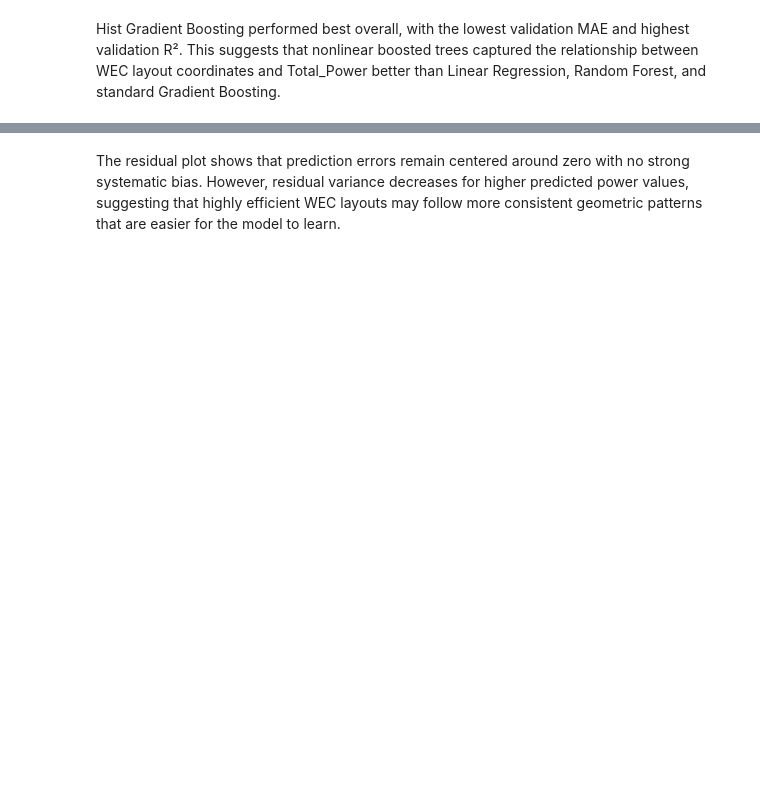
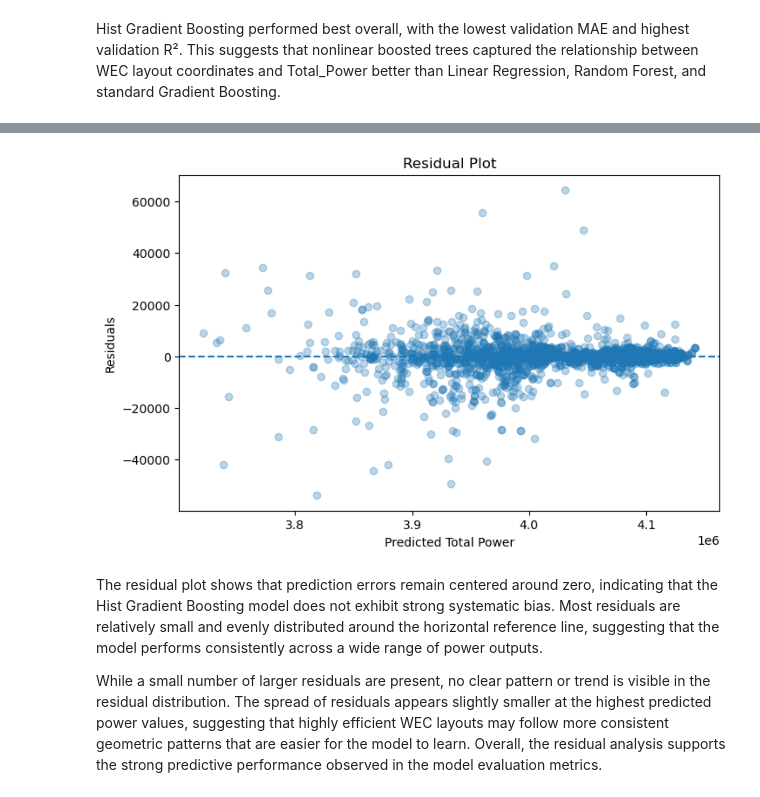
Before and after one commit to KhaleelKarim/WEC-Data-Analylsis, a Jupyter notebook: notebooks/Updated Modeling (Random Forest).ipynb, the cells around one changed output, grey strips where cells are left out. Cells and saved outputs as stored; diff of their text form; code cells hidden in the pictures; blank space fills up the shorter version.

```diff
--- a/notebooks/Updated Modeling (Random Forest).ipynb
+++ b/notebooks/Updated Modeling (Random Forest).ipynb
@@ -474,2 +697,20 @@ plt.show()
+# %%
+residuals = y_test - hgb_preds
+
+plt.figure(figsize=(8,5))
+
+plt.scatter(hgb_preds, residuals, alpha=0.3)
+
+plt.axhline(0, linestyle='--')
+
+plt.xlabel("Predicted Total Power")
+plt.ylabel("Residuals")
+plt.title("Residual Plot")
+
+plt.show()
+# %% [output]
+[figure, added]
 # %% [markdown]
-The residual plot shows that prediction errors remain centered around zero with no strong systematic bias. However, residual variance decreases for higher predicted power values, suggesting that highly efficient WEC layouts may follow more consistent geometric patterns that are easier for the model to learn.
+The residual plot shows that prediction errors remain centered around zero, indicating that the Hist Gradient Boosting model does not exhibit strong systematic bias. Most residuals are relatively small and evenly distributed around the horizontal reference line, suggesting that the model performs consistently across a wide range of power outputs.
+
+While a small number of larger residuals are present, no clear pattern or trend is visible in the residual distribution. The spread of residuals appears slightly smaller at the highest predicted power values, suggesting that highly efficient WEC layouts may follow more consistent geometric patterns that are easier for the model to learn. Overall, the residual analysis supports the strong predictive performance observed in the model evaluation metrics.
```
Also changed, not shown: parts of 104 cells of this notebook.
